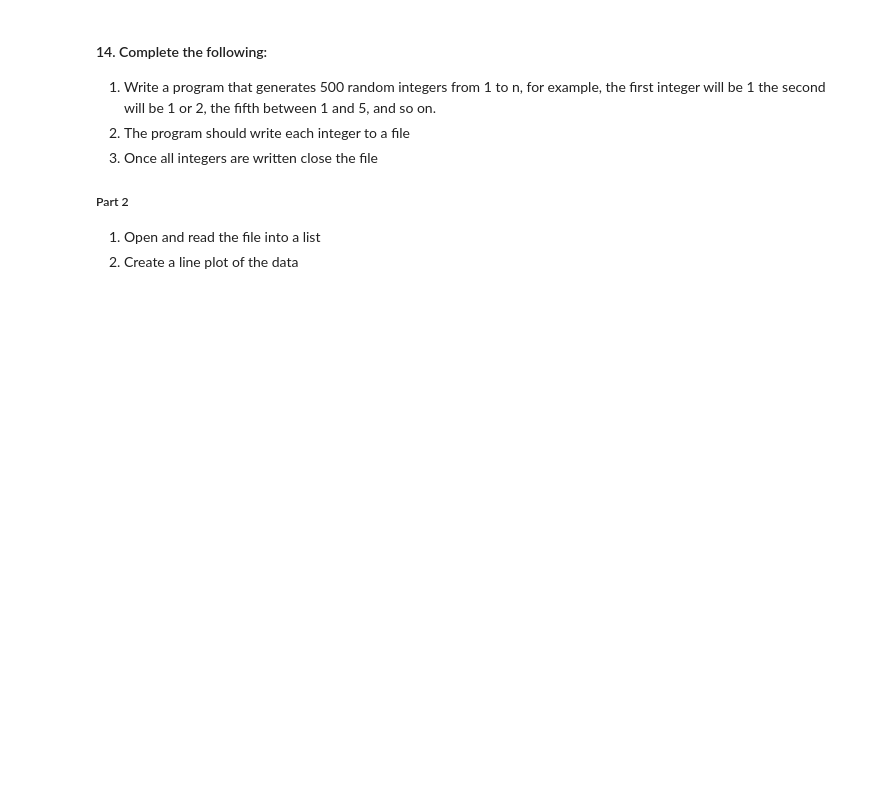
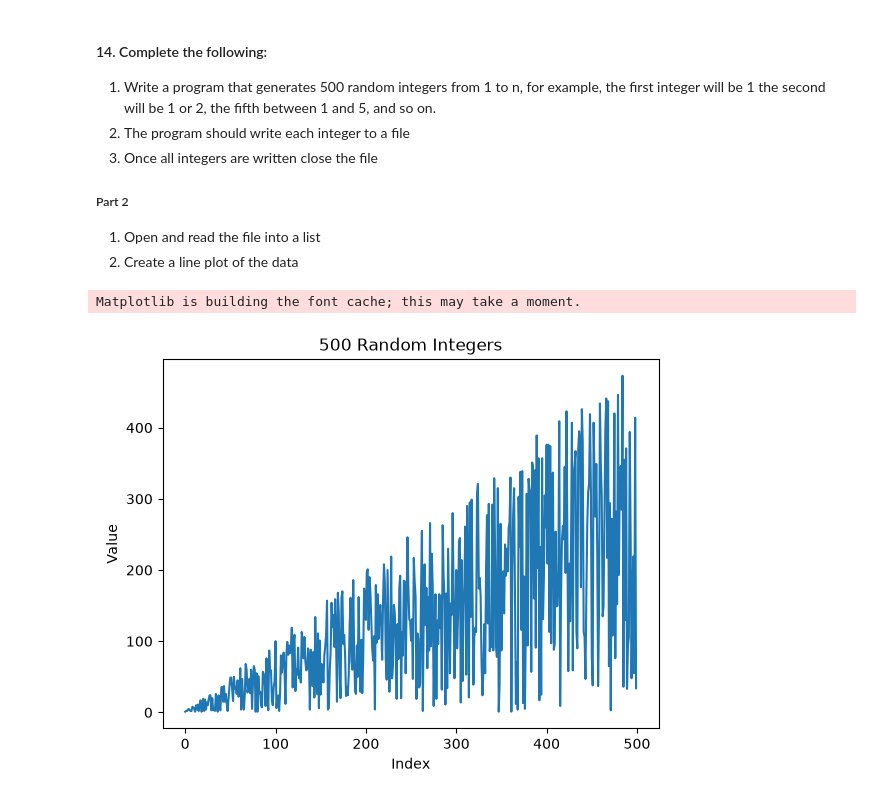
Before and after one commit to davina-li-01/OIM3641, a Jupyter notebook: 02-python-concepts.ipynb, the cells around one changed output. Drawn from its saved outputs; the diff is of its cells as text; code cells hidden in the pictures; blank space fills up the shorter version.

```diff
--- a/02-python-concepts.ipynb
+++ b/02-python-concepts.ipynb
@@ -45,2 +123,11 @@ integers
 # %% [markdown]
 #### 10. Opening, reading and writing files
+# %%
+with open("sample.txt", "w") as f:
+    f.write("First line\n")
+    f.write("Second line\n")
+
+with open("sample.txt", "r") as f:
+    contents = f.read()
+
+print(contents)
@@ -58,3 +180,25 @@ integers
 ##### Part 2
 1. Open and read the file into a list
 2. Create a line plot of the data
+# %%
+import random
+
+with open("random_numbers.txt", "w") as f:
+    for i in range(1, 501):
+        f.write(str(random.randint(1, i)) + "\n")
+# %%
+import matplotlib.pyplot as plt
+
+numbers = []
+with open("random_numbers.txt", "r") as f:
+    for line in f:
+        numbers.append(int(line.strip()))
+
+plt.plot(numbers)
+plt.title("500 Random Integers")
+plt.xlabel("Index")
+plt.ylabel("Value")
+plt.show()
+# %% [output]
+Matplotlib is building the font cache; this may take a moment.
+[figure, added]
```
Also changed, not shown: parts of 13 cells of this notebook, 2 other files.
